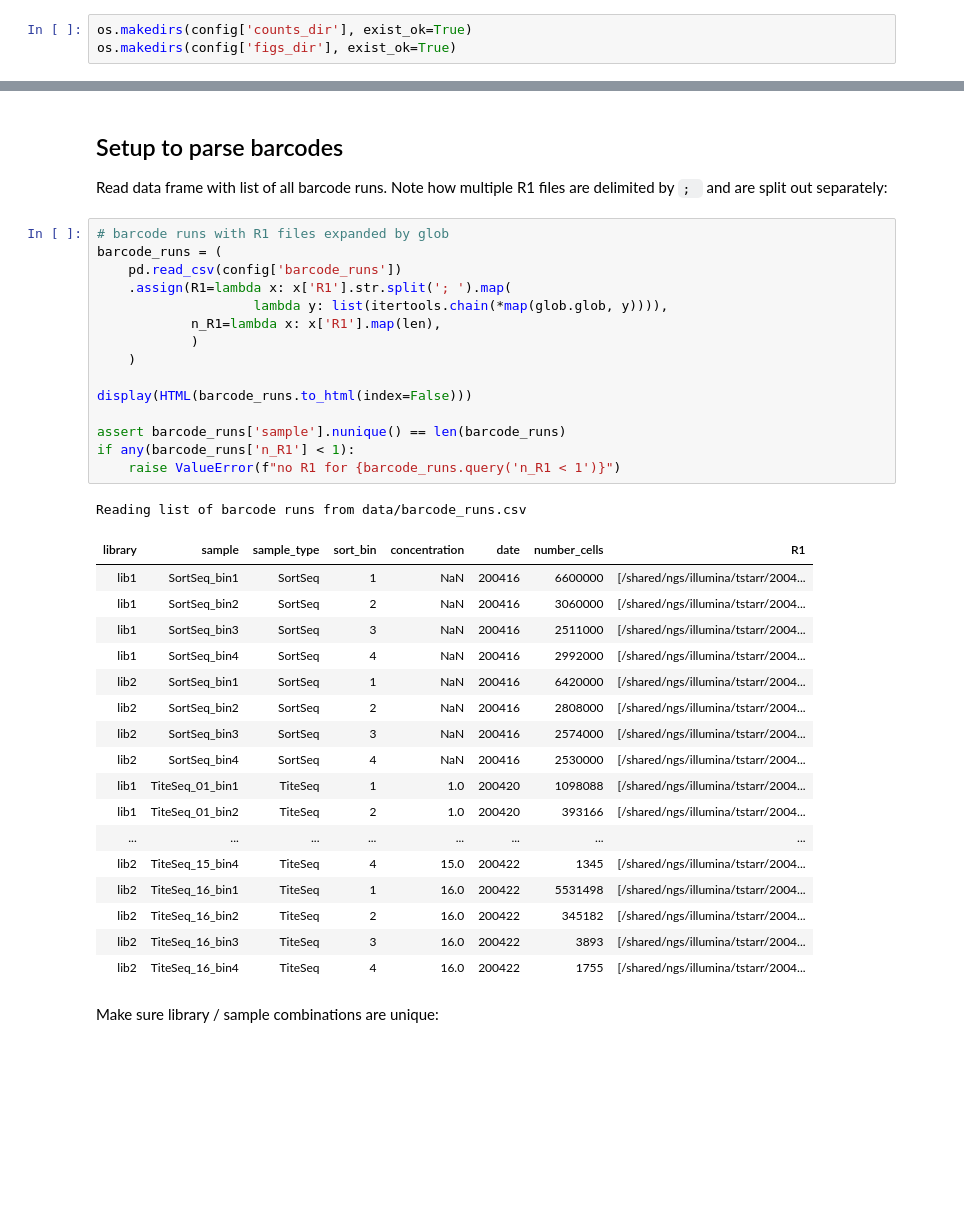
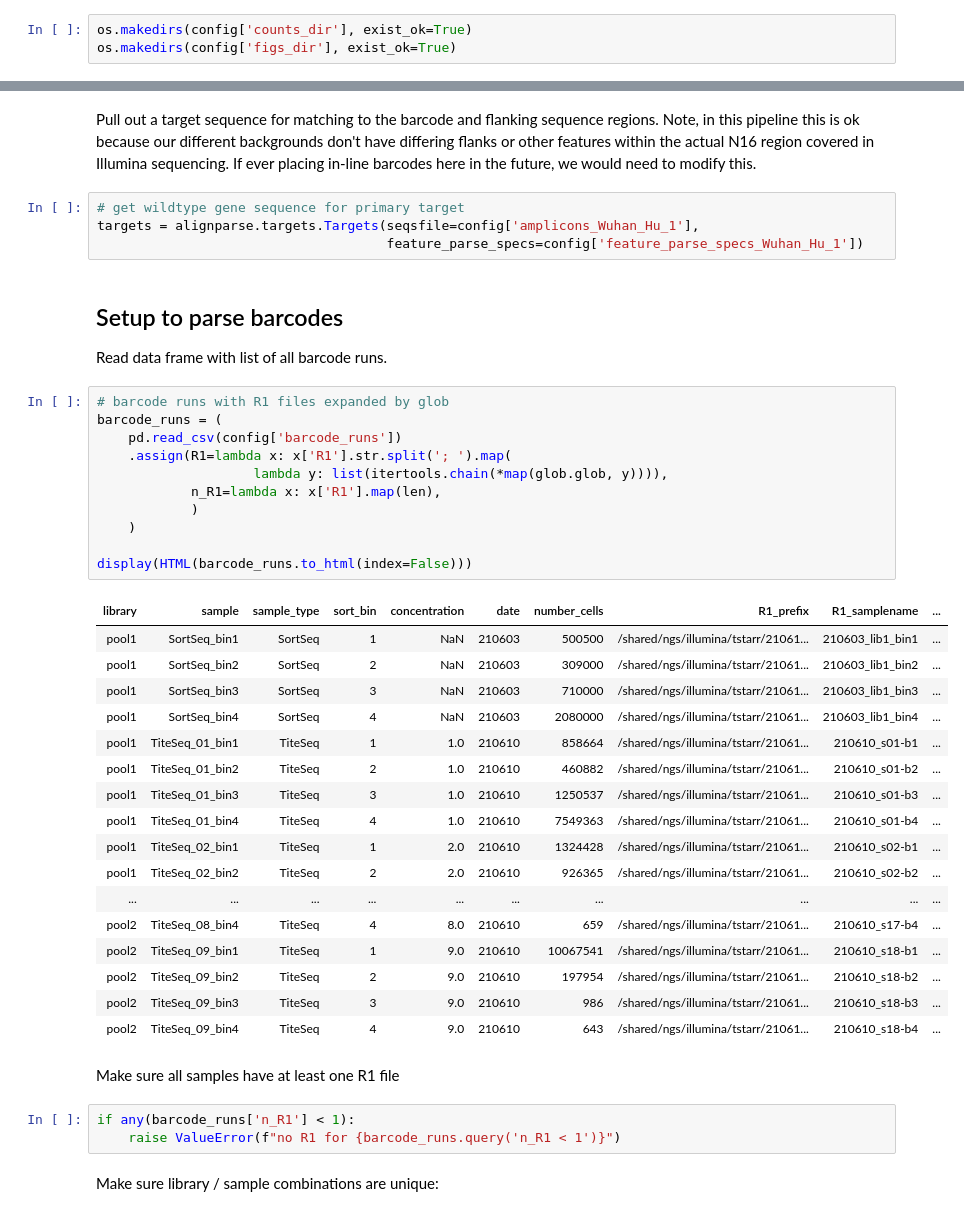
Before and after one commit to jbloomlab/SARS-CoV-2-RBD_DMS_variants, a Jupyter notebook: count_variants.ipynb, the cells around one changed output, grey strips where cells are left out. Saved outputs shown, nothing was run; the diff lists cells and outputs as text; blank space fills up the shorter version.

```diff
--- a/count_variants.ipynb
+++ b/count_variants.ipynb
@@ -83,41 +114,46 @@ Initializing CodonVariantTable from gene sequence and results/variants/codon_var
+# %% [markdown]
+Pull out a target sequence for matching to the barcode and flanking sequence regions. Note, in this pipeline this is ok because our different backgrounds don't have differing flanks or other features within the actual N16 region covered in Illumina sequencing. If ever placing in-line barcodes here in the future, we would need to modify this.
+# %%
+# get wildtype gene sequence for primary target
+targets = alignparse.targets.Targets(seqsfile=config['amplicons_Wuhan_Hu_1'],
+                                     feature_parse_specs=config['feature_parse_specs_Wuhan_Hu_1'])
 # %% [markdown]
 ## Setup to parse barcodes
 Read data frame with list of all barcode runs.
-Note how multiple R1 files are delimited by `; ` and are split out separately:
 # %%
 # barcode runs with R1 files expanded by glob
 barcode_runs = (
     pd.read_csv(config['barcode_runs'])
     .assign(R1=lambda x: x['R1'].str.split('; ').map(
                     lambda y: list(itertools.chain(*map(glob.glob, y)))),
             n_R1=lambda x: x['R1'].map(len),
             )
     )
 
 display(HTML(barcode_runs.to_html(index=False)))
-
-assert barcode_runs['sample'].nunique() == len(barcode_runs)
-if any(barcode_runs['n_R1'] < 1):
-    raise ValueError(f"no R1 for {barcode_runs.query('n_R1 < 1')}")
 # %% [output]
-Reading list of barcode runs from data/barcode_runs.csv
-| library | sample | sample_type | sort_bin | concentration | date | number_cells | R1 |
-| lib1 | SortSeq_bin1 | SortSeq | 1 | NaN | 200416 | 6600000 | [/shared/ngs/illumina/tstarr/2004... |
-| lib1 | SortSeq_bin2 | SortSeq | 2 | NaN | 200416 | 3060000 | [/shared/ngs/illumina/tstarr/2004... |
-| lib1 | SortSeq_bin3 | SortSeq | 3 | NaN | 200416 | 2511000 | [/shared/ngs/illumina/tstarr/2004... |
-| lib1 | SortSeq_bin4 | SortSeq | 4 | NaN | 200416 | 2992000 | [/shared/ngs/illumina/tstarr/2004... |
-| lib2 | SortSeq_bin1 | SortSeq | 1 | NaN | 200416 | 6420000 | [/shared/ngs/illumina/tstarr/2004... |
-| lib2 | SortSeq_bin2 | SortSeq | 2 | NaN | 200416 | 2808000 | [/shared/ngs/illumina/tstarr/2004... |
-| lib2 | SortSeq_bin3 | SortSeq | 3 | NaN | 200416 | 2574000 | [/shared/ngs/illumina/tstarr/2004... |
-| lib2 | SortSeq_bin4 | SortSeq | 4 | NaN | 200416 | 2530000 | [/shared/ngs/illumina/tstarr/2004... |
-| lib1 | TiteSeq_01_bin1 | TiteSeq | 1 | 1.0 | 200420 | 1098088 | [/shared/ngs/illumina/tstarr/2004... |
-| lib1 | TiteSeq_01_bin2 | TiteSeq | 2 | 1.0 | 200420 | 393166 | [/shared/ngs/illumina/tstarr/2004... |
-| ... | ... | ... | ... | ... | ... | ... | ... |
-| lib2 | TiteSeq_15_bin4 | TiteSeq | 4 | 15.0 | 200422 | 1345 | [/shared/ngs/illumina/tstarr/2004... |
-| lib2 | TiteSeq_16_bin1 | TiteSeq | 1 | 16.0 | 200422 | 5531498 | [/shared/ngs/illumina/tstarr/2004... |
-| lib2 | TiteSeq_16_bin2 | TiteSeq | 2 | 16.0 | 200422 | 345182 | [/shared/ngs/illumina/tstarr/2004... |
-| lib2 | TiteSeq_16_bin3 | TiteSeq | 3 | 16.0 | 200422 | 3893 | [/shared/ngs/illumina/tstarr/2004... |
-| lib2 | TiteSeq_16_bin4 | TiteSeq | 4 | 16.0 | 200422 | 1755 | [/shared/ngs/illumina/tstarr/2004... |
+| library | sample | sample_type | sort_bin | concentration | date | number_cells | R1_prefix | R1_samplename | ... |
+| pool1 | SortSeq_bin1 | SortSeq | 1 | NaN | 210603 | 500500 | /shared/ngs/illumina/tstarr/21061... | 210603_lib1_bin1 | ... |
+| pool1 | SortSeq_bin2 | SortSeq | 2 | NaN | 210603 | 309000 | /shared/ngs/illumina/tstarr/21061... | 210603_lib1_bin2 | ... |
+| pool1 | SortSeq_bin3 | SortSeq | 3 | NaN | 210603 | 710000 | /shared/ngs/illumina/tstarr/21061... | 210603_lib1_bin3 | ... |
+| pool1 | SortSeq_bin4 | SortSeq | 4 | NaN | 210603 | 2080000 | /shared/ngs/illumina/tstarr/21061... | 210603_lib1_bin4 | ... |
+| pool1 | TiteSeq_01_bin1 | TiteSeq | 1 | 1.0 | 210610 | 858664 | /shared/ngs/illumina/tstarr/21061... | 210610_s01-b1 | ... |
+| pool1 | TiteSeq_01_bin2 | TiteSeq | 2 | 1.0 | 210610 | 460882 | /shared/ngs/illumina/tstarr/21061... | 210610_s01-b2 | ... |
+| pool1 | TiteSeq_01_bin3 | TiteSeq | 3 | 1.0 | 210610 | 1250537 | /shared/ngs/illumina/tstarr/21061... | 210610_s01-b3 | ... |
+| pool1 | TiteSeq_01_bin4 | TiteSeq | 4 | 1.0 | 210610 | 7549363 | /shared/ngs/illumina/tstarr/21061... | 210610_s01-b4 | ... |
+| pool1 | TiteSeq_02_bin1 | TiteSeq | 1 | 2.0 | 210610 | 1324428 | /shared/ngs/illumina/tstarr/21061... | 210610_s02-b1 | ... |
+| pool1 | TiteSeq_02_bin2 | TiteSeq | 2 | 2.0 | 210610 | 926365 | /shared/ngs/illumina/tstarr/21061... | 210610_s02-b2 | ... |
+| ... | ... | ... | ... | ... | ... | ... | ... | ... | ... |
+| pool2 | TiteSeq_08_bin4 | TiteSeq | 4 | 8.0 | 210610 | 659 | /shared/ngs/illumina/tstarr/21061... | 210610_s17-b4 | ... |
+| pool2 | TiteSeq_09_bin1 | TiteSeq | 1 | 9.0 | 210610 | 10067541 | /shared/ngs/illumina/tstarr/21061... | 210610_s18-b1 | ... |
+| pool2 | TiteSeq_09_bin2 | TiteSeq | 2 | 9.0 | 210610 | 197954 | /shared/ngs/illumina/tstarr/21061... | 210610_s18-b2 | ... |
+| pool2 | TiteSeq_09_bin3 | TiteSeq | 3 | 9.0 | 210610 | 986 | /shared/ngs/illumina/tstarr/21061... | 210610_s18-b3 | ... |
+| pool2 | TiteSeq_09_bin4 | TiteSeq | 4 | 9.0 | 210610 | 643 | /shared/ngs/illumina/tstarr/21061... | 210610_s18-b4 | ... |
+# %% [markdown]
+Make sure all samples have at least one R1 file
+# %%
+if any(barcode_runs['n_R1'] < 1):
+    raise ValueError(f"no R1 for {barcode_runs.query('n_R1 < 1')}")
 # %% [markdown]
 Make sure library / sample combinations are unique:
 # %%
```
Also changed, not shown: parts of 24 cells of this notebook, 2 other files.
